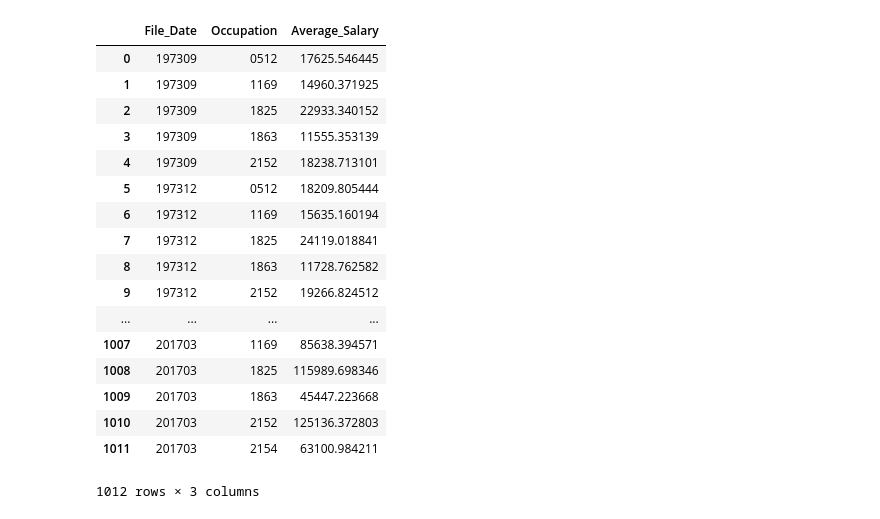
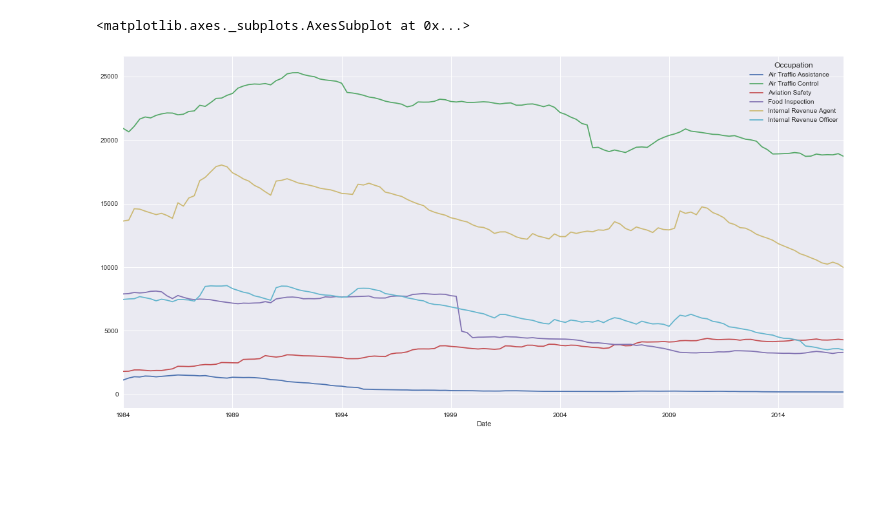
Before and after one commit to jimmyjwu/US_federal_government_performance, a Jupyter notebook: Final Project.ipynb, the cells around one changed output. Cells and saved outputs as stored; diff of their text form; code cells hidden in the pictures; blank space fills up the shorter version.

```diff
--- a/Final Project.ipynb
+++ b/Final Project.ipynb
@@ -4,3 +1,11 @@ import sqlite3
+# %%
+import pandas as pd
+import sqlite3
+import matplotlib.pyplot as plt
+%matplotlib inline
+plt.rc('figure', figsize=(20.0, 10.0))
+import seaborn as sns
+sns.set(color_codes=True)
 # %%
 conn = sqlite3.connect("salaries.db")
 columns = ["File_Date",
@@ -17,34 +22,28 @@ columns = ["File_Date",
            "TOA",
            "Work_Schedule",
            "NSFTP_Indicator"]
-# %%
-pd.read_sql_query("""
-SELECT
-    File_Date,
-    Occupation,
-    AVG(Adjusted_Basic_Pay) AS Average_Salary
-FROM
-    data
-GROUP BY
-    File_Date,
-    Occupation
-;""", conn)
-# %% [output]
-|  | File_Date | Occupation | Average_Salary |
-| 0 | 197309 | 0512 | 17625.546445 |
-| 1 | 197309 | 1169 | 14960.371925 |
-| 2 | 197309 | 1825 | 22933.340152 |
-| 3 | 197309 | 1863 | 11555.353139 |
-| 4 | 197309 | 2152 | 18238.713101 |
-| 5 | 197312 | 0512 | 18209.805444 |
-| 6 | 197312 | 1169 | 15635.160194 |
-| 7 | 197312 | 1825 | 24119.018841 |
-| 8 | 197312 | 1863 | 11728.762582 |
-| 9 | 197312 | 2152 | 19266.824512 |
-| ... | ... | ... | ... |
-| 1007 | 201703 | 1169 | 85638.394571 |
-| 1008 | 201703 | 1825 | 115989.698346 |
-| 1009 | 201703 | 1863 | 45447.223668 |
-| 1010 | 201703 | 2152 | 125136.372803 |
-| 1011 | 201703 | 2154 | 63100.984211 |
-1012 rows × 3 columns
+# %%
+num_employees = pd.read_sql_query("""
+SELECT
+    File_Date AS Date,
+    Occupation,
+    COUNT(*) AS Number_Employees
+FROM
+    data
+GROUP BY
+    File_Date,
+    Occupation
+;""", conn)
+num_employees["Date"] = pd.to_datetime(num_employees["Date"], format="%Y%m")
+num_employees["Occupation"] = num_employees["Occupation"].map({"0512": "Internal Revenue Agent",
+                                                               "1169": "Internal Revenue Officer",
+                                                               "1825": "Aviation Safety",
+                                                               "1863": "Food Inspection",
+                                                               "2152": "Air Traffic Control",
+                                                               "2154": "Air Traffic Assistance"})
+# %%
+num_employees[num_employees["Date"] > "1984-01-01"]\
+.pivot(index="Date", columns="Occupation", values="Number_Employees").plot()
+# %% [output]
+<matplotlib.axes._subplots.AxesSubplot at 0x...>
+[figure, added]
```
Also changed, not shown: parts of 5 cells of this notebook.
